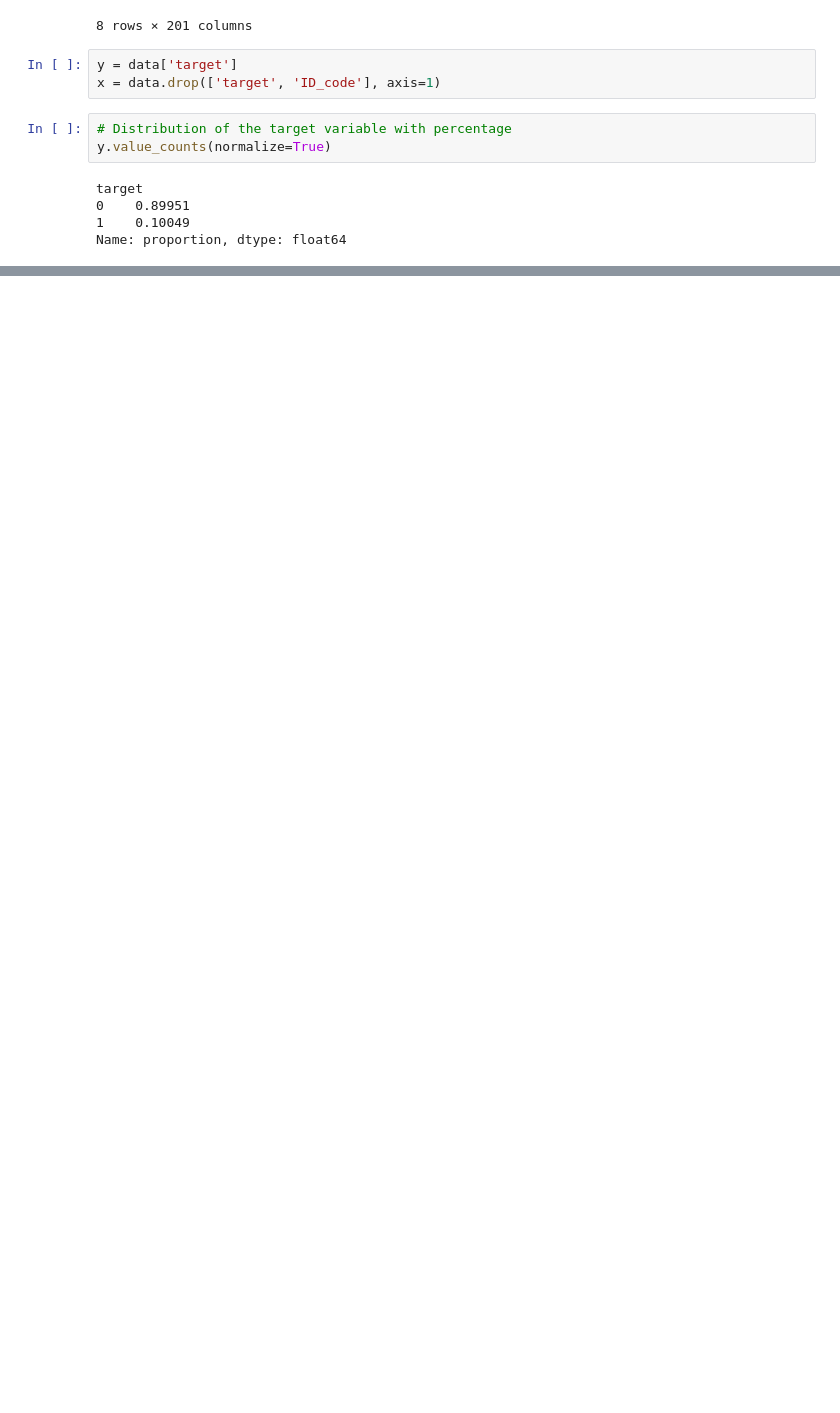
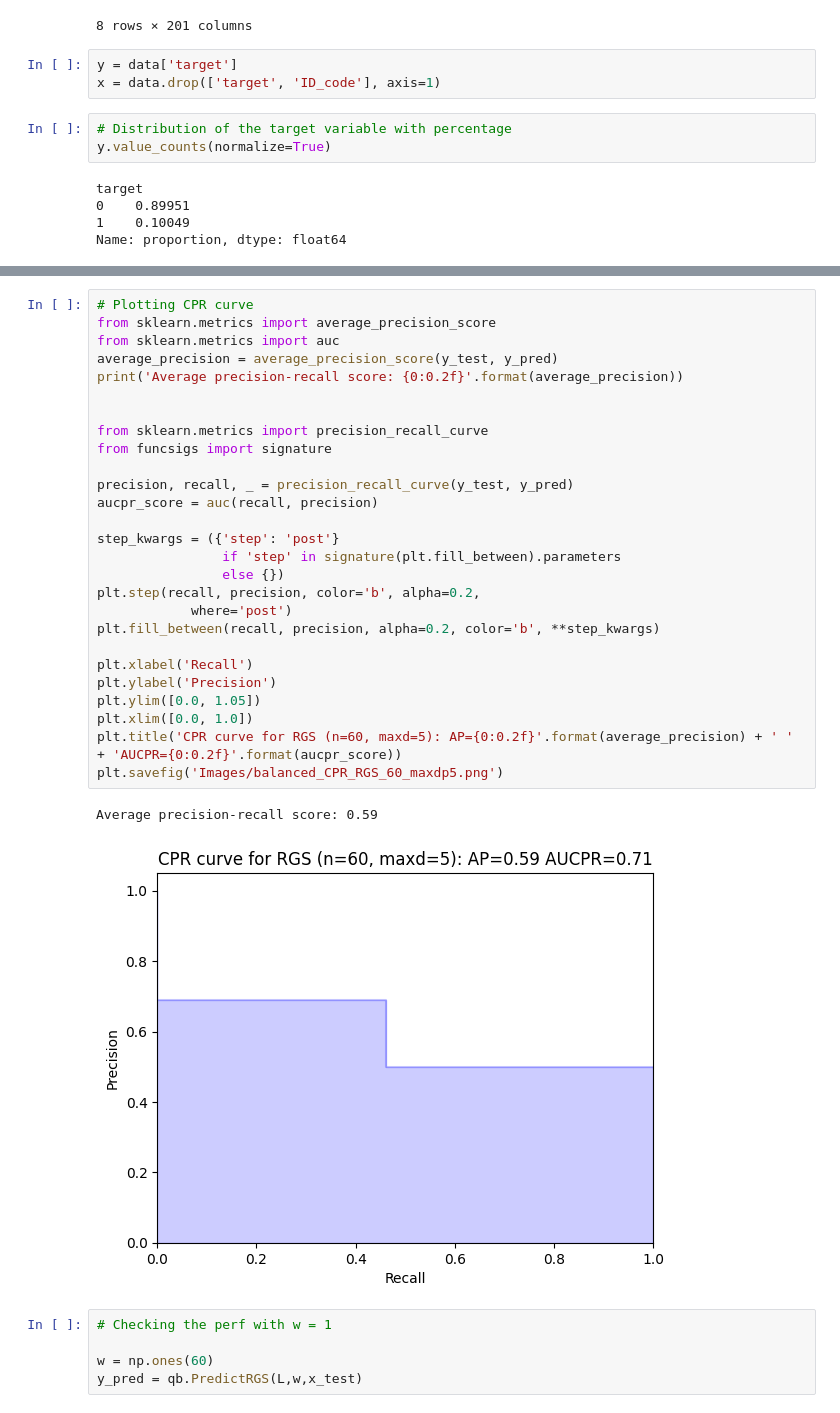
Before and after one commit to VZjunyang/SG_Code, a Jupyter notebook: RGS_Transactions_Balanced.Ipynb, the cells around one changed output, grey strips where cells are left out. Saved outputs shown, nothing was run; the diff lists cells and outputs as text; blank space fills up the shorter version.

```diff
--- a/RGS_Transactions_Balanced.Ipynb
+++ b/RGS_Transactions_Balanced.Ipynb
@@ -103,0 +169,35 @@ for i in range(30):
+# %%
+# Plotting CPR curve
+from sklearn.metrics import average_precision_score
+from sklearn.metrics import auc
+average_precision = average_precision_score(y_test, y_pred)
+print('Average precision-recall score: {0:0.2f}'.format(average_precision))
+
+
+from sklearn.metrics import precision_recall_curve
+from funcsigs import signature
+
+precision, recall, _ = precision_recall_curve(y_test, y_pred)
+aucpr_score = auc(recall, precision)
+
+step_kwargs = ({'step': 'post'}
+                if 'step' in signature(plt.fill_between).parameters
+                else {})
+plt.step(recall, precision, color='b', alpha=0.2,
+            where='post')
+plt.fill_between(recall, precision, alpha=0.2, color='b', **step_kwargs)
+
+plt.xlabel('Recall')
+plt.ylabel('Precision')
+plt.ylim([0.0, 1.05])
+plt.xlim([0.0, 1.0])
+plt.title('CPR curve for RGS (n=60, maxd=5): AP={0:0.2f}'.format(average_precision) + ' ' + 'AUCPR={0:0.2f}'.format(aucpr_score))
+plt.savefig('Images/balanced_CPR_RGS_60_maxdp5.png')
+# %% [output]
+Average precision-recall score: 0.59
+[figure, added]
+# %%
+# Checking the perf with w = 1
+
+w = np.ones(60)
+y_pred = qb.PredictRGS(L,w,x_test)
```
Also changed, not shown: parts of 13 cells of this notebook.
